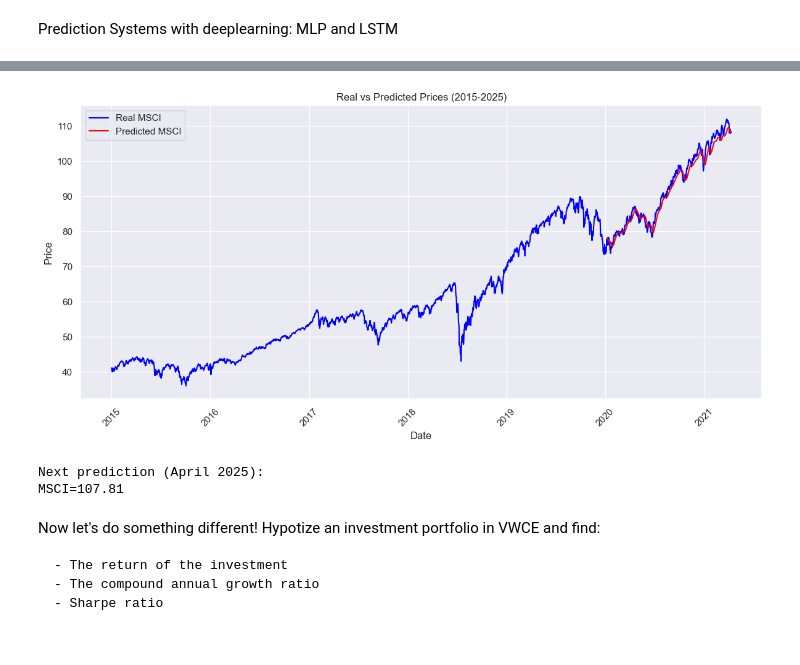
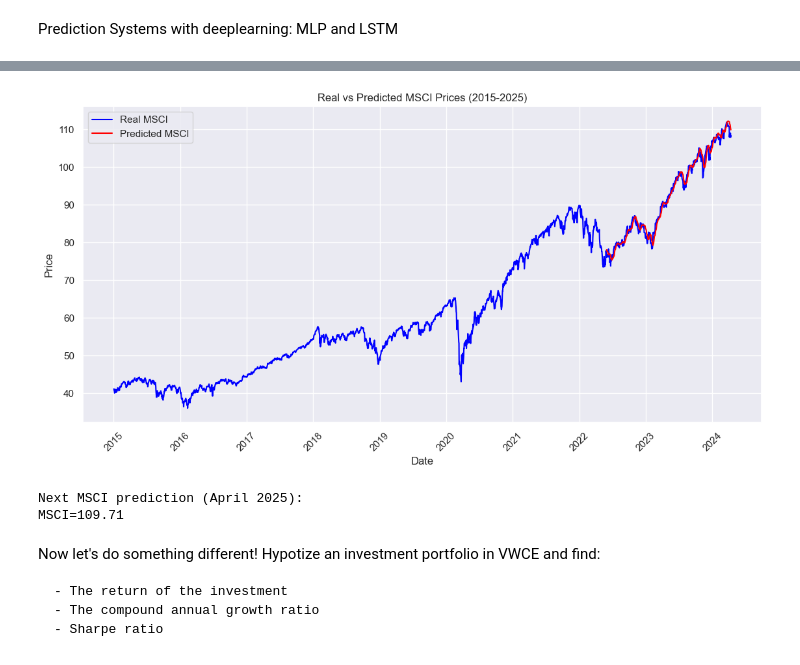
Before and after one commit to ChristianChimi/Financial-Analytics, a Jupyter notebook: Stock-Market-Analytics/Stock_market_Analytics.ipynb, the cells around one changed output, grey strips where cells are left out. Drawn from its saved outputs; the diff is of its cells as text; code cells hidden in the pictures.

```diff
--- a/Stock-Market-Analytics/Stock_market_Analytics.ipynb
+++ b/Stock-Market-Analytics/Stock_market_Analytics.ipynb
@@ -251,5 +251,6 @@ Prediction: 230.67
 # %%
-# Deep Learning: LSTM
+#LSTM: deeplearning and neural networks
+
 def create_sequence(df, window_size):
     X, y = [], []
     for i in range(window_size, len(df)):
@@ -258,7 +259,7 @@ def create_sequence(df, window_size):
     return np.array(X), np.array(y)
 
 data = df_merged2[['Price_MSCI']].values
-dates = pd.date_range(start="2015-01-01", end="2025-01-01", freq="D")
+dates = df_merged2.index  # Usa l'indice del DataFrame come le date reali
 
 # Data Normalization
 scaler = MinMaxScaler(feature_range=(0, 1))
@@ -268,7 +269,7 @@ data_scaled = scaler.fit_transform(data)
 window_size = 180
 X, y = create_sequence(data_scaled, window_size)
 
-# Split training from test (8-2 years)
+# Split training from test (80% training, 20% test)
 train_size = int(len(X) * 0.8)  # 80%  training
 X_train, X_test = X[:train_size], X[train_size:]
 y_train, y_test = y[:train_size], y[train_size:]
@@ -288,15 +289,15 @@ class LSTMModel(nn.Module):
 
     def forward(self, x):
         out, (hn, cn) = self.lstm(x)
-        out = self.fc(out[:, -1, :])  # Considera solo l'output dell'ultimo timestep
+        out = self.fc(out[:, -1, :])
         return out
 
-input_size = 1  # Prezzi di MSCI
-hidden_layer_size = 128
-output_size = 1  # Prezzi futuri per NASDAQ, SP500, MSCI
+input_size = 1
+hidden_layer_size = 256
+output_size = 1
 model = LSTMModel(input_size, hidden_layer_size, output_size)
 
-# Loss and optimiziation
+# Loss and optimization
 criterion = nn.MSELoss()
 optimizer = torch.optim.Adam(model.parameters(), lr=0.001)
 
@@ -319,34 +320,36 @@ with torch.no_grad():
     predictions = model(X_test)
 
 # Back to prices
-predictions = scaler.inverse_transform(predictions.numpy())
-y_test = scaler.inverse_transform(y_test.numpy())
+predictions = scaler.inverse_transform(predictions.numpy().reshape(-1, 1))
+y_test = scaler.inverse_transform(y_test.numpy().reshape(-1, 1))
 
-# Data concatenation
-real_data = np.concatenate((data[:train_size], y_test), axis=0)  # Include i dati reali e i dati reali di test
-predicted_data = np.concatenate((data[:train_size], predictions), axis=0)  # Include i dati reali e le predizioni
+# DF's index as date
+test_dates = dates[train_size:train_size+len(y_test)]
 
+# Prediction DF
+predicted_df = pd.DataFrame(predictions, index=test_dates, columns=['Predicted_MSCI'])
+
+real_data = np.concatenate((data[:train_size], y_test), axis=0)
+real_dates = np.concatenate((dates[:train_size], test_dates), axis=0)
+predicted_data = np.concatenate((real_data, predictions), axis=0)
+
+# Plotting
 plt.figure(figsize=(12, 6))
-plt.plot(dates[:len(real_data)], real_data[:], label='Real MSCI', color='blue')  # Dati reali MSCI
 
-# Indici delle date corrispondenti ai dati predetti (dopo il training)
-predicted_dates = dates[train_size:]  # Prendi le date per il periodo di previsione
+# MSCI real data
+plt.plot(real_dates, real_data[:, 0], label='Real MSCI', color='blue')
 
-# Plotting predictions
-plt.plot(predicted_dates[:len(predicted_data[train_size:])], predicted_data[train_size:],
-         label='Predicted MSCI', color='red')  # Predizioni MSCI
-
-# Etichetta e legenda
-plt.title('Real vs Predicted Prices (2015-2025)')
+# Plotting previsions
+plt.plot(predicted_df.index, predicted_df['Predicted_MSCI'], label='Predicted MSCI', color='red')
+plt.title('Real vs Predicted MSCI Prices (2015-2025)')
 plt.xlabel('Date')
 plt.ylabel('Price')
 plt.xticks(rotation=45)
 plt.legend()
-plt.tight_layout()
 plt.show()
 
-# Next price prediction
-last_window = data_scaled[-window_size:]  # ultima finestra
+# Last price prediction
+last_window = data_scaled[-window_size:]
 last_window = torch.tensor(last_window, dtype=torch.float32).unsqueeze(0)  # batch
 
 model.eval()
@@ -355,7 +358,7 @@ with torch.no_grad():
 
 future_prediction = scaler.inverse_transform(future_prediction.numpy())
 
-# Prediction
-print("\nNext prediction (April 2025):")
+# Next value prediction
+print("\nNext MSCI prediction (April 2025):")
 print(f"MSCI={future_prediction[0][0]:.2f}")
 # %% [output]
@@ -377,6 +380,6 @@ Epoch 150/150, Loss: 0.000330441165715456
-[figure, old version]
+[figure, new version]
-Next prediction (April 2025):
-MSCI=107.81
+Next MSCI prediction (April 2025):
+MSCI=109.71
 # %% [markdown]
 
 Now let's do something different! Hypotize an investment portfolio in VWCE and find:
```
Also changed, not shown: parts of 8 cells of this notebook.
